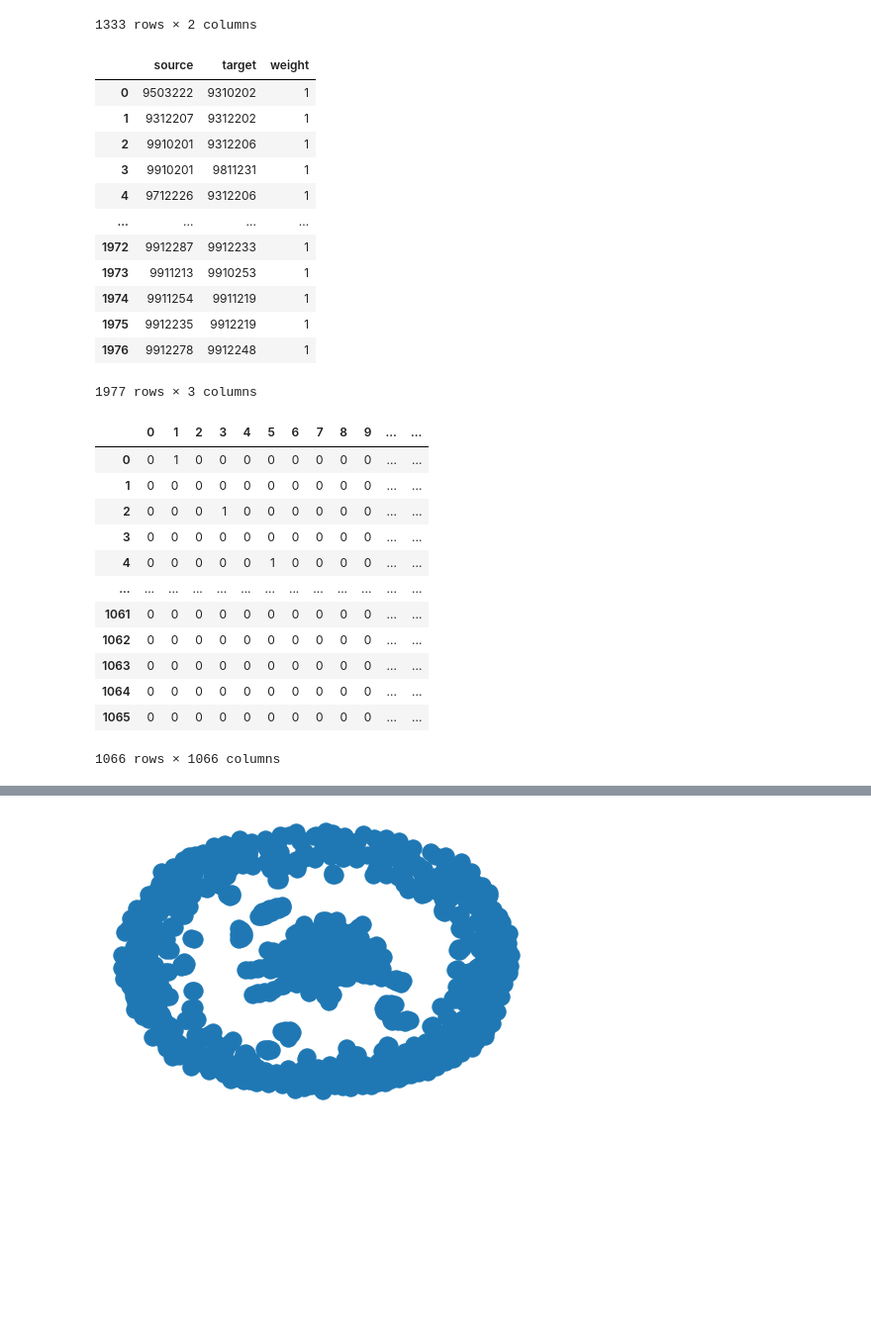
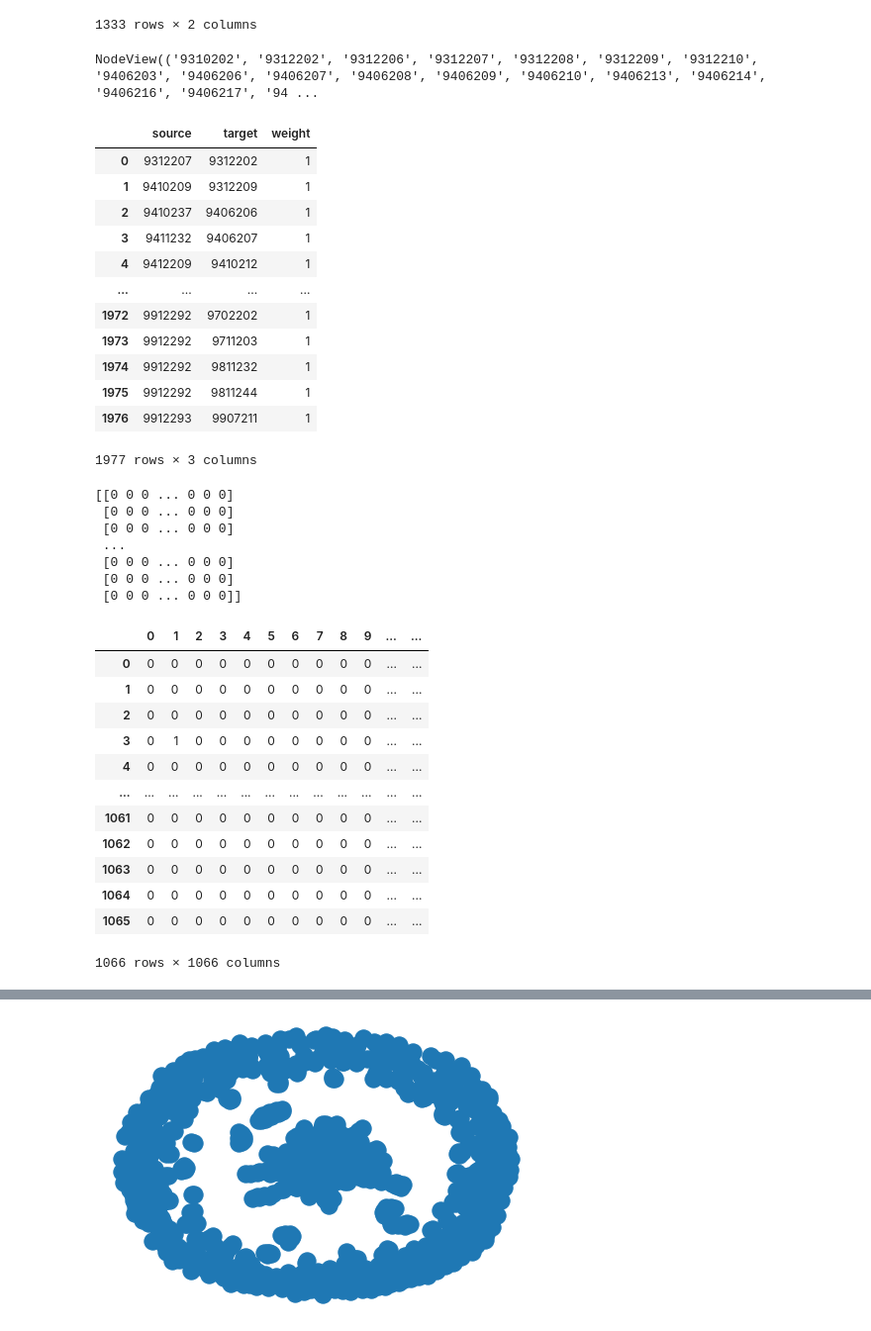
Before and after one commit to matteo-Donofrio-unipi/Master_Degree_Thesis, a Jupyter notebook: PageRank_computation.ipynb, the cells around one changed output, grey strips where cells are left out. Shown at 99% size. Cells and saved outputs as stored; diff of their text form; code cells hidden in the pictures; blank space fills up the shorter version.

```diff
--- a/PageRank_computation.ipynb
+++ b/PageRank_computation.ipynb
@@ -24,48 +25,68 @@ Authors_seed
 | 1332 | Zygmunt Lalak, St\'ephane Lavigna... | 0e76633bc24c4948e0e1d6fd471d5dafc... |
 1333 rows × 2 columns
 # %%
+uniqueNodes = np.concatenate([np.unique(citations_with_data.FromNodeId.values),np.unique(citations_with_data.ToNodeId.values)])
+uniqueNodes = np.unique(uniqueNodes)
+
+
+D=nx.DiGraph()
+
+for i in uniqueNodes:
+    D.add_node(str(i),nodeId = str(i))
+
 for i in range(len(citations_with_data)):
     D.add_weighted_edges_from([(str(citations_with_data.iloc[i]['FromNodeId']),str(citations_with_data.iloc[i]['ToNodeId']),1)])
 
 # Plot graph
 #nx.draw(D, with_labels=False)
 #plt.show()
+D.nodes
+# %% [output]
+NodeView(('9310202', '9312202', '9312206', '9312207', '9312208', '9312209', '9312210', '9406203', '9406206', '9406207', '9406208', '9406209', '9406210', '9406213', '9406214', '9406216', '9406217', '94 ...
 # %%
 D_df = nx.to_pandas_edgelist(D)
 D_df
 # %% [output]
 |  | source | target | weight |
-| 0 | 9503222 | 9310202 | 1 |
-| 1 | 9312207 | 9312202 | 1 |
-| 2 | 9910201 | 9312206 | 1 |
-| 3 | 9910201 | 9811231 | 1 |
-| 4 | 9712226 | 9312206 | 1 |
+| 0 | 9312207 | 9312202 | 1 |
+| 1 | 9410209 | 9312209 | 1 |
+| 2 | 9410237 | 9406206 | 1 |
+| 3 | 9411232 | 9406207 | 1 |
+| 4 | 9412209 | 9410212 | 1 |
 | ... | ... | ... | ... |
-| 1972 | 9912287 | 9912233 | 1 |
-| 1973 | 9911213 | 9910253 | 1 |
-| 1974 | 9911254 | 9911219 | 1 |
-| 1975 | 9912235 | 9912219 | 1 |
-| 1976 | 9912278 | 9912248 | 1 |
+| 1972 | 9912292 | 9702202 | 1 |
+| 1973 | 9912292 | 9711203 | 1 |
+| 1974 | 9912292 | 9811232 | 1 |
+| 1975 | 9912292 | 9811244 | 1 |
+| 1976 | 9912293 | 9907211 | 1 |
 1977 rows × 3 columns
 # %%
 #FROM GRAPH TO ADJ MAT
 
-AM_sparse =nx.adjacency_matrix(D) #list storage type
-
-AM_matrix = AM.todense()
-AM_matrix_df = pd.DataFrame(AM_matrix)
+AM =nx.adjacency_matrix(D, nodelist=D.nodes()).todense() #list storage type
+#AM = nx.attr_matrix(D,nodelist=D.nodes(),node_attr='nodeId')
+print(AM)
+#AM_matrix = AM_sparse.todense()
+AM_matrix_df = pd.DataFrame(AM)
 AM_matrix_df
 # %% [output]
+[[0 0 0 ... 0 0 0]
+ [0 0 0 ... 0 0 0]
+ [0 0 0 ... 0 0 0]
+ ...
+ [0 0 0 ... 0 0 0]
+ [0 0 0 ... 0 0 0]
+ [0 0 0 ... 0 0 0]]
 |  | 0 | 1 | 2 | 3 | 4 | 5 | 6 | 7 | 8 | 9 | ... | ... |
-| 0 | 0 | 1 | 0 | 0 | 0 | 0 | 0 | 0 | 0 | 0 | ... | ... |
+| 0 | 0 | 0 | 0 | 0 | 0 | 0 | 0 | 0 | 0 | 0 | ... | ... |
 | 1 | 0 | 0 | 0 | 0 | 0 | 0 | 0 | 0 | 0 | 0 | ... | ... |
-| 2 | 0 | 0 | 0 | 1 | 0 | 0 | 0 | 0 | 0 | 0 | ... | ... |
-| 3 | 0 | 0 | 0 | 0 | 0 | 0 | 0 | 0 | 0 | 0 | ... | ... |
-| 4 | 0 | 0 | 0 | 0 | 0 | 1 | 0 | 0 | 0 | 0 | ... | ... |
+| 2 | 0 | 0 | 0 | 0 | 0 | 0 | 0 | 0 | 0 | 0 | ... | ... |
+| 3 | 0 | 1 | 0 | 0 | 0 | 0 | 0 | 0 | 0 | 0 | ... | ... |
+| 4 | 0 | 0 | 0 | 0 | 0 | 0 | 0 | 0 | 0 | 0 | ... | ... |
 | ... | ... | ... | ... | ... | ... | ... | ... | ... | ... | ... | ... | ... |
 | 1061 | 0 | 0 | 0 | 0 | 0 | 0 | 0 | 0 | 0 | 0 | ... | ... |
 | 1062 | 0 | 0 | 0 | 0 | 0 | 0 | 0 | 0 | 0 | 0 | ... | ... |
 | 1063 | 0 | 0 | 0 | 0 | 0 | 0 | 0 | 0 | 0 | 0 | ... | ... |
 | 1064 | 0 | 0 | 0 | 0 | 0 | 0 | 0 | 0 | 0 | 0 | ... | ... |
 | 1065 | 0 | 0 | 0 | 0 | 0 | 0 | 0 | 0 | 0 | 0 | ... | ... |
-1066 rows × 1066 columns
+1066 rows × 1066 columns
```
Also changed, not shown: parts of 10 cells of this notebook, 3 other files.
